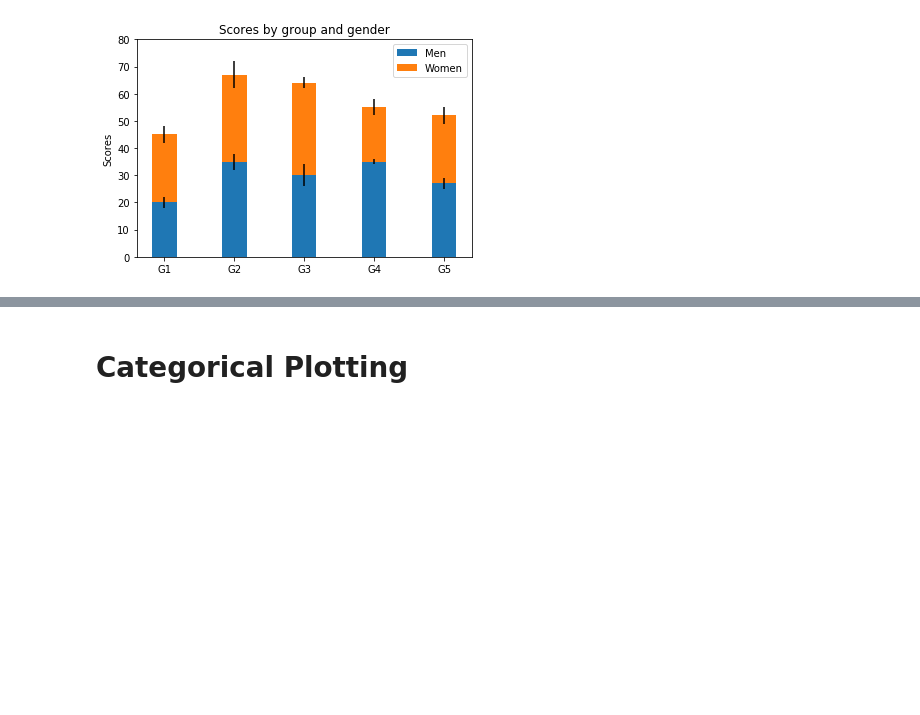
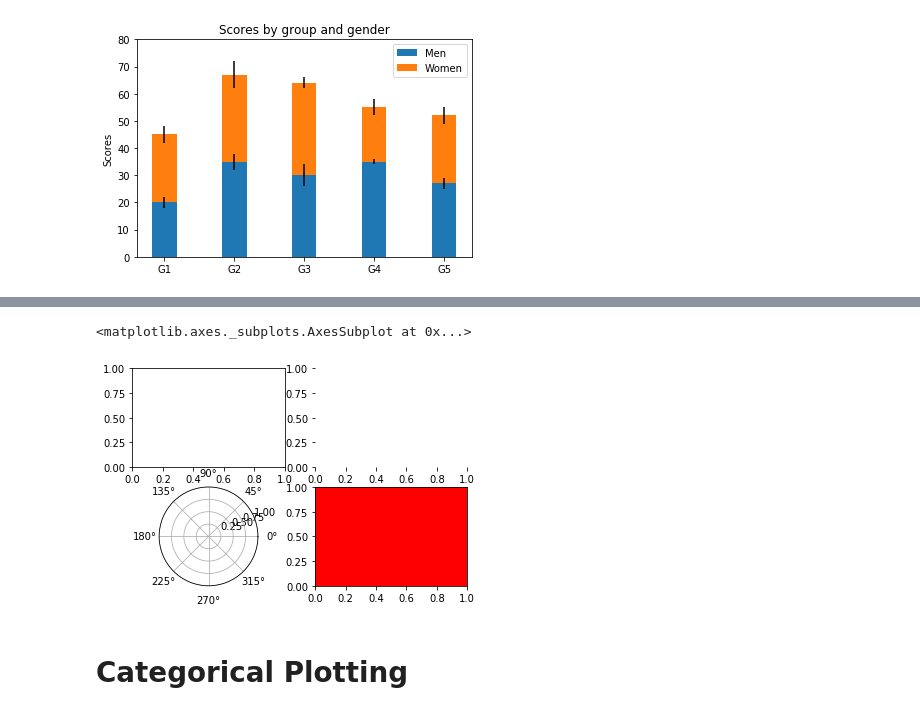
Before and after one commit to vkrishnam23/STIA-210-Georgetown, a Jupyter notebook: 9_16_2019_Intro_to_Data_Visualization_CodeAlong.ipynb, the cells around one changed output, grey strips where cells are left out. Saved outputs shown, nothing was run; the diff lists cells and outputs as text; code cells hidden in the pictures; blank space fills up the shorter version.

```diff
--- a/9_16_2019_Intro_to_Data_Visualization_CodeAlong.ipynb
+++ b/9_16_2019_Intro_to_Data_Visualization_CodeAlong.ipynb
@@ -106,0 +126,21 @@ plt.show()
+# %%
+plt.subplot(221)
+
+# equivalent but more general
+ax1=plt.subplot(2, 2, 1)
+
+# add a subplot with no frame
+ax2=plt.subplot(222, frameon=False)
+
+# add a polar subplot
+plt.subplot(223, projection='polar')
+
+# add a red subplot that shares the x-axis with ax1
+plt.subplot(224, sharex=ax1, facecolor='red')
+
+# delete ax2 from the figure
+plt.delaxes(ax2)
+
+# add ax2 to the figure again
+plt.subplot(ax2)
+# %% [output]
@@ -107,3 +149,5 @@ plt.show()
+<matplotlib.axes._subplots.AxesSubplot at 0x...>
+[figure, added]
 # %% [markdown]
 # Categorical Plotting
 # %%
```
Also changed, not shown: parts of 6 cells of this notebook.
